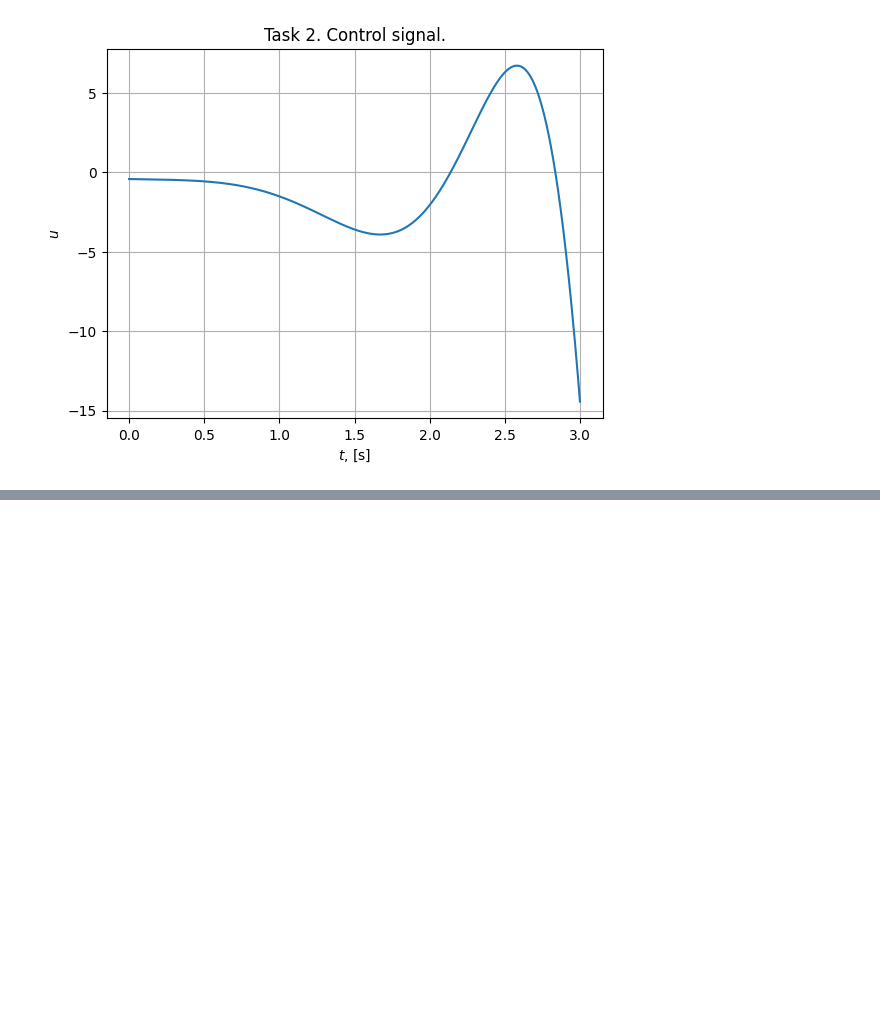
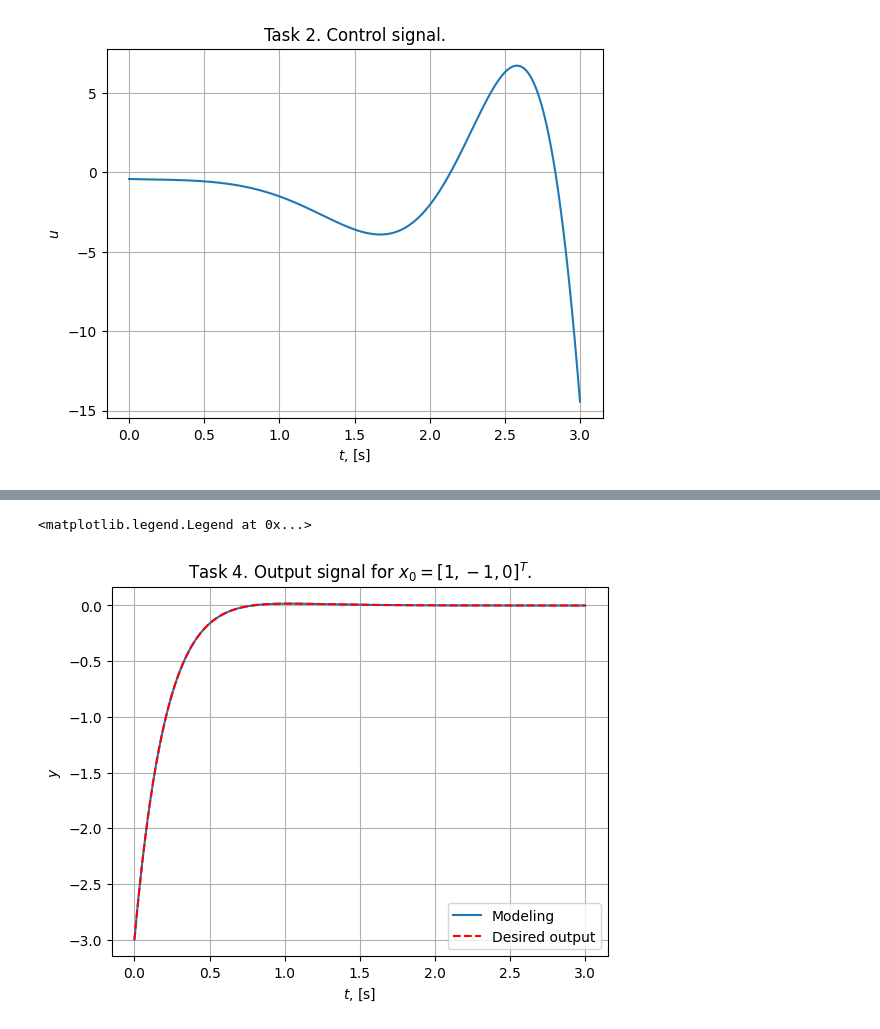
Before and after one commit to diuzhevVlad/control-theory-itmo-2023-2024, a Jupyter notebook: Lab7/Lab7.ipynb, the cells around one changed output, grey strips where cells are left out. Saved outputs shown, nothing was run; the diff lists cells and outputs as text; code cells hidden in the pictures; blank space fills up the shorter version.

```diff
--- a/Lab7/Lab7.ipynb
+++ b/Lab7/Lab7.ipynb
@@ -337,0 +634,13 @@ plt.grid()
+# %%
+y_func = lambdify(t,y,"numpy")
+# %%
+plt.plot(time_4,sys_out_4.outputs,label="Modeling")
+plt.plot(time_4,y_func(time_4),"r--",label="Desired output")
+plt.title("Task 4. Output signal for $x_0=[1,-1,0]^T$.")
+plt.xlabel(f"$t$, [s]")
+plt.ylabel(f"$y$")
+plt.grid()
+plt.legend()
+# %% [output]
+<matplotlib.legend.Legend at 0x...>
+[figure, added]
```
Also changed, not shown: parts of 74 cells of this notebook.
